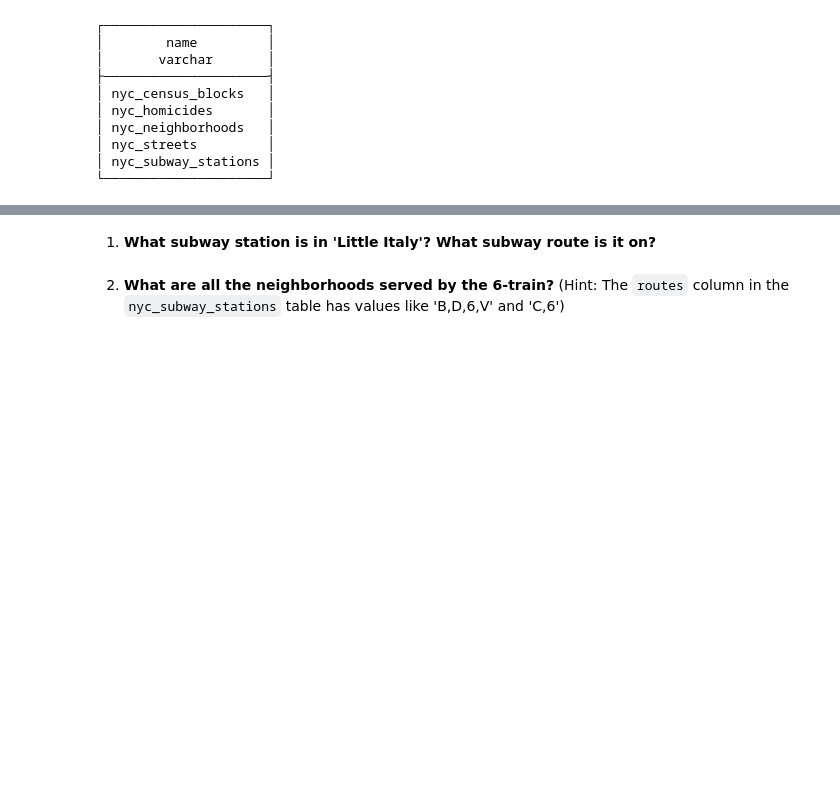
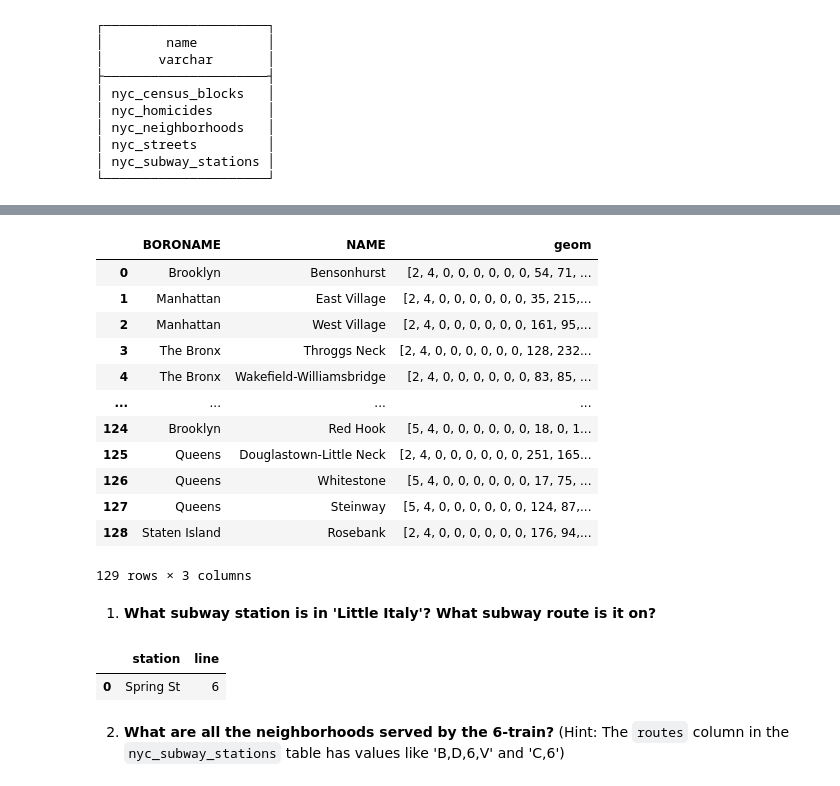
Before and after one commit to Louise0311/CASA0025, a Jupyter notebook: notebooks/W04_postgis2.ipynb, the cells around one changed output, grey strips where cells are left out. Saved outputs shown, nothing was run; the diff lists cells and outputs as text; code cells hidden in the pictures; blank space fills up the shorter version.

```diff
--- a/notebooks/W04_postgis2.ipynb
+++ b/notebooks/W04_postgis2.ipynb
@@ -95,4 +115,39 @@ con.sql("SHOW TABLES;")
+# %%
+con.sql("""
+
+SELECT * FROM nyc_neighborhoods
+
+""").df()
+# %% [output]
+|  | BORONAME | NAME | geom |
+| 0 | Brooklyn | Bensonhurst | [2, 4, 0, 0, 0, 0, 0, 0, 54, 71, ... |
+| 1 | Manhattan | East Village | [2, 4, 0, 0, 0, 0, 0, 0, 35, 215,... |
+| 2 | Manhattan | West Village | [2, 4, 0, 0, 0, 0, 0, 0, 161, 95,... |
+| 3 | The Bronx | Throggs Neck | [2, 4, 0, 0, 0, 0, 0, 0, 128, 232... |
+| 4 | The Bronx | Wakefield-Williamsbridge | [2, 4, 0, 0, 0, 0, 0, 0, 83, 85, ... |
+| ... | ... | ... | ... |
+| 124 | Brooklyn | Red Hook | [5, 4, 0, 0, 0, 0, 0, 0, 18, 0, 1... |
+| 125 | Queens | Douglastown-Little Neck | [2, 4, 0, 0, 0, 0, 0, 0, 251, 165... |
+| 126 | Queens | Whitestone | [5, 4, 0, 0, 0, 0, 0, 0, 17, 75, ... |
+| 127 | Queens | Steinway | [5, 4, 0, 0, 0, 0, 0, 0, 124, 87,... |
+| 128 | Staten Island | Rosebank | [2, 4, 0, 0, 0, 0, 0, 0, 176, 94,... |
+129 rows × 3 columns
 # %% [markdown]
 1. **What subway station is in \'Little Italy\'? What subway route is it on?**
+# %%
+con.sql("""
+SELECT
+    s.NAME AS station,
+    s.ROUTES AS line
+FROM
+    nyc_subway_stations AS s,
+    nyc_neighborhoods AS n
+WHERE
+    ST_Intersects(s.geom, n.geom)
+    AND n.NAME = 'Little Italy'
+""").df()
+# %% [output]
+|  | station | line |
+| 0 | Spring St | 6 |
 # %% [markdown]
 2. **What are all the neighborhoods served by the 6-train?** (Hint: The `routes` column in the `nyc_subway_stations` table has values like \'B,D,6,V\' and \'C,6\')
```
Also changed, not shown: parts of 9 cells of this notebook.
